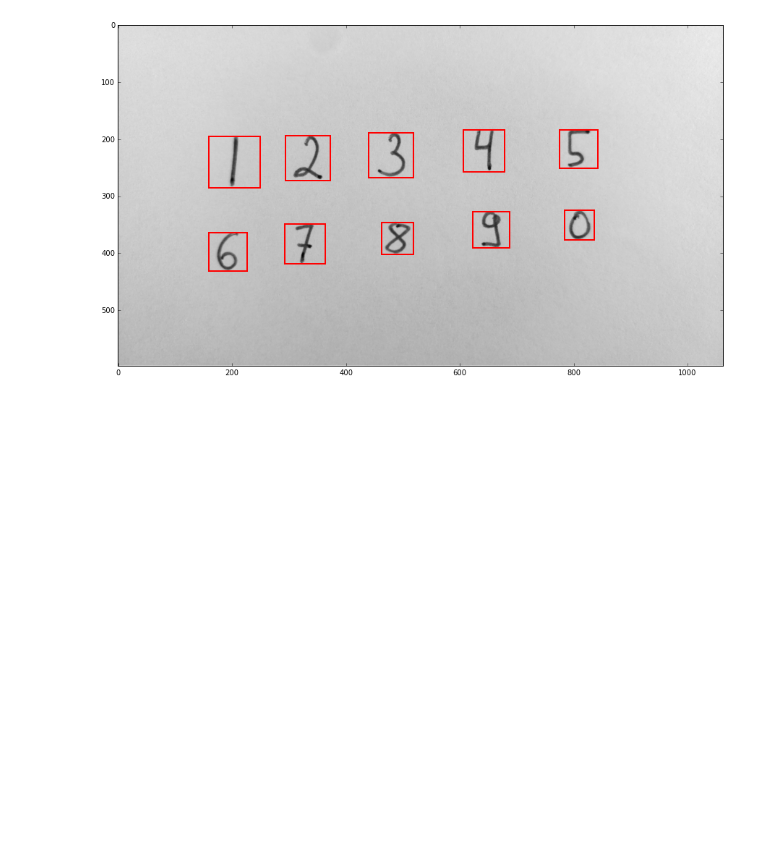
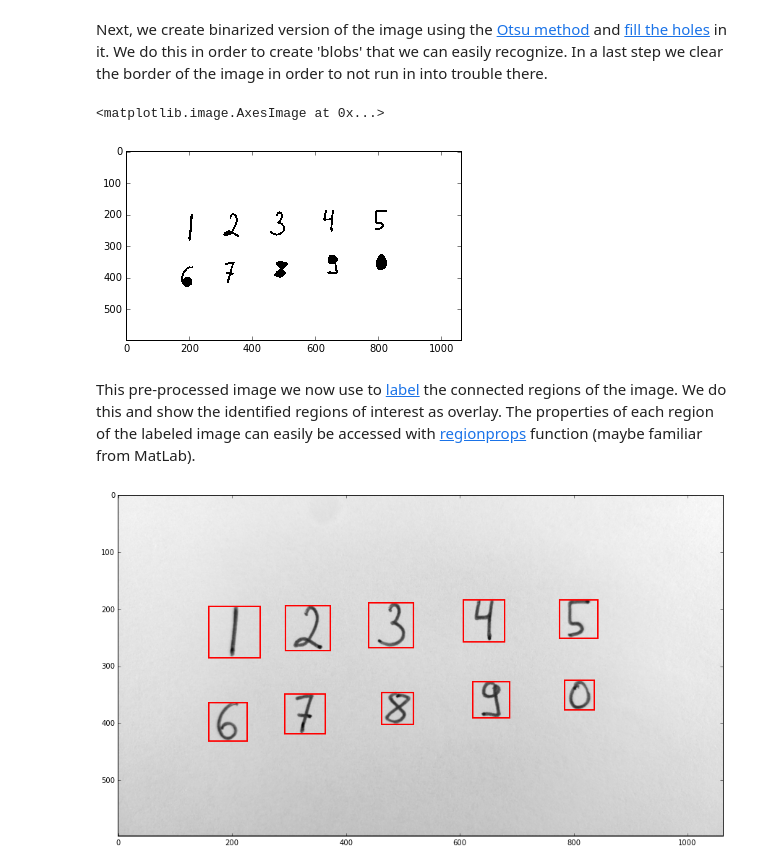
Before and after one commit to scholich/python-overview, a Jupyter notebook: find_digits_and_predict.ipynb, the cells around one changed output. Saved outputs shown, nothing was run; the diff lists cells and outputs as text; code cells hidden in the pictures; blank space fills up the shorter version.

Commit message:
Cleaned up skimage and sklearn example.

```diff
--- a/find_digits_and_predict.ipynb
+++ b/find_digits_and_predict.ipynb
@@ -46 +50,21 @@ image = downscale_local_mean(image, (5, 5))
+# %% [markdown]
+Next, we create binarized version of the image using the [Otsu method](http://scikit-image.org/docs/dev/api/skimage.filters.html#skimage.filters.threshold_otsu) and [fill the holes](http://docs.scipy.org/doc/scipy-0.16.0/reference/generated/scipy.ndimage.morphology.binary_fill_holes.html) in it.
+We do this in order to create 'blobs' that we can easily recognize.
+In a last step we clear the border of the image in order to not run in into trouble there.
+# %%
+# binarize
+global_thresh = threshold_otsu(image)
+binary_global = image > global_thresh
+# fill holes
+bw = ndi.binary_fill_holes(binary_global)
+cleared = bw.copy()
+clear_border(cleared)
+plt.imshow(cleared, cmap='gray_r', interpolation='none')
+# %% [output]
+<matplotlib.image.AxesImage at 0x...>
+[figure, added]
+# %% [markdown]
+This pre-processed image we now use to [label](http://scikit-image.org/docs/dev/api/skimage.measure.html#skimage.measure.label) the connected regions of the image.
+We do this and show the identified regions of interest as overlay.
+The properties of each region of the labeled image can easily be accessed with [regionprops](http://scikit-image.org/docs/dev/api/skimage.measure.html#skimage.measure.regionprops) function (maybe familiar from MatLab).
 # %%
```
Also changed, not shown: parts of 19 cells of this notebook, 2 other files.
